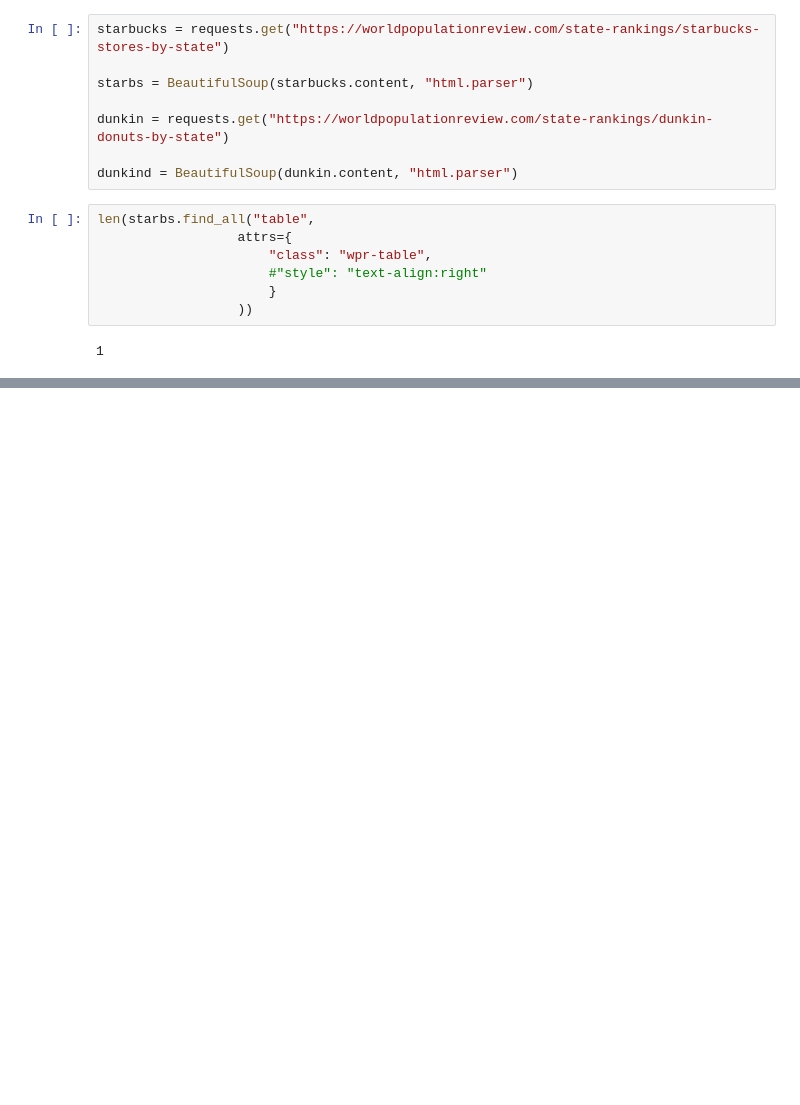
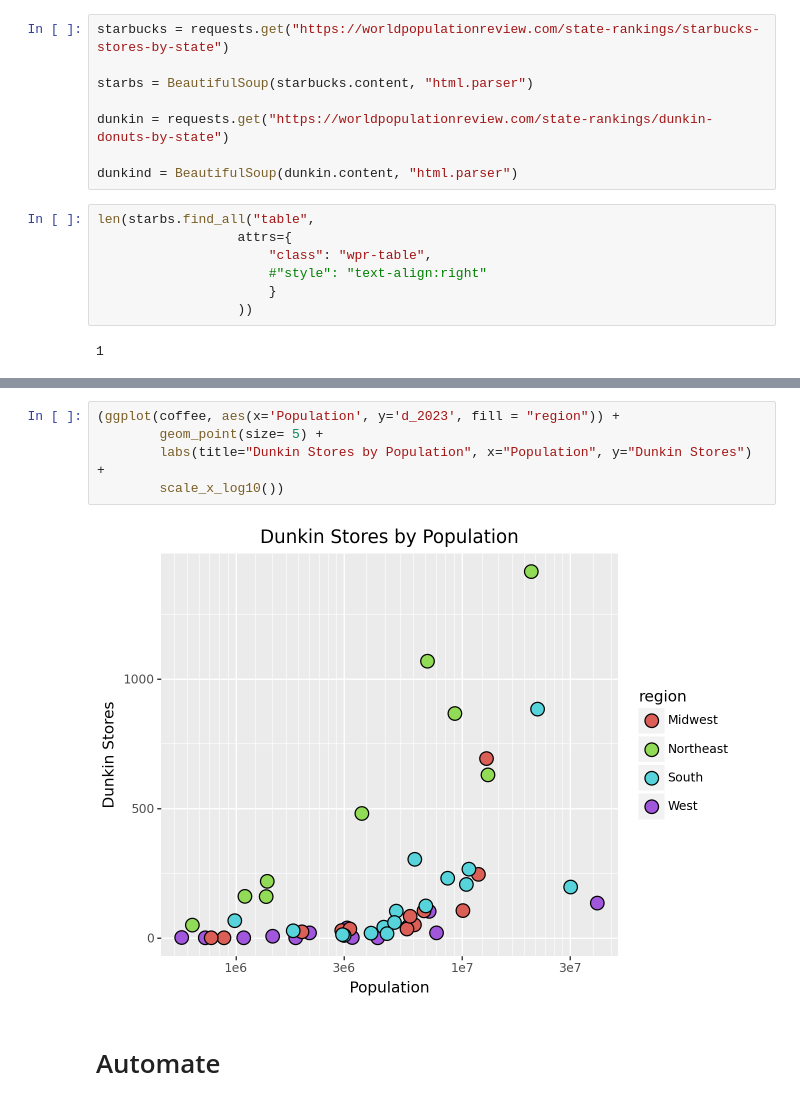
Before and after one commit to hblinken/GSB-544, a Jupyter notebook: Week 4/Lab 4.ipynb, the cells around one changed output, grey strips where cells are left out. Cells and saved outputs as stored; diff of their text form; blank space fills up the shorter version.

```diff
--- a/Week 4/Lab 4.ipynb
+++ b/Week 4/Lab 4.ipynb
@@ -74,0 +246,9 @@ for row in rows[:5]:
+# %%
+(ggplot(coffee, aes(x='Population', y='d_2023', fill = "region")) +
+        geom_point(size= 5) +
+        labs(title="Dunkin Stores by Population", x="Population", y="Dunkin Stores") +
+        scale_x_log10())
+# %% [output]
+[figure, added]
+# %% [markdown]
+# Automate
```
Also changed, not shown: parts of 33 cells of this notebook, 1 other file.
